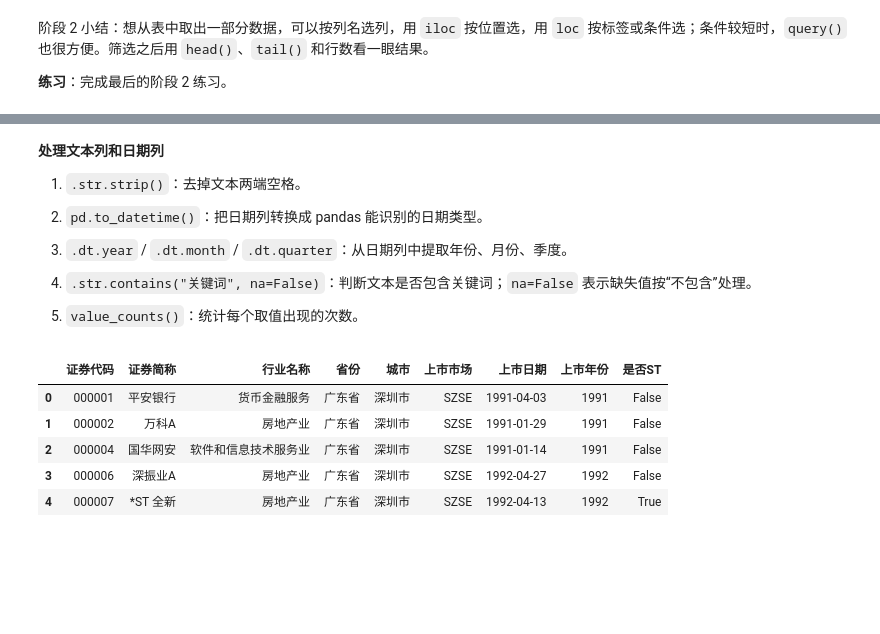
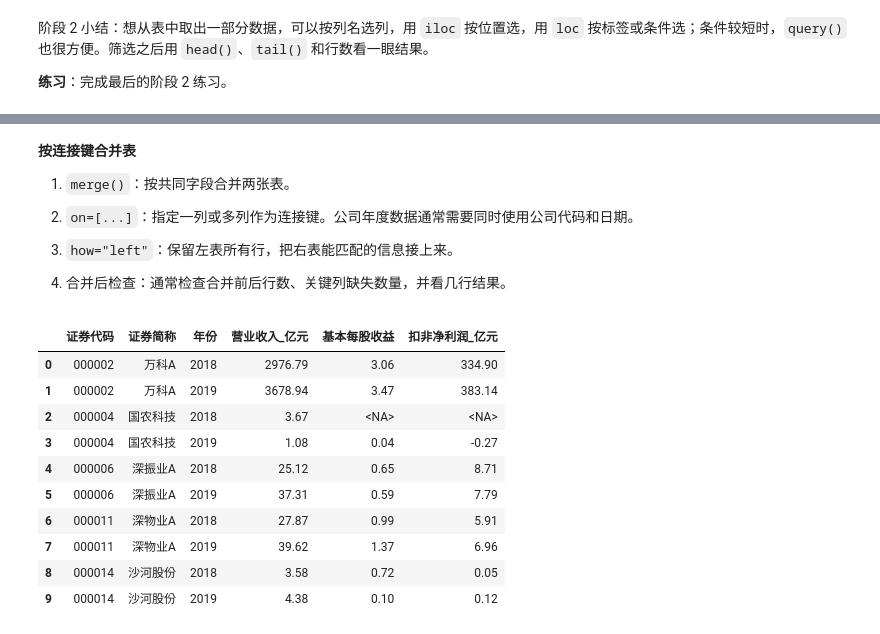
Before and after one commit to itsaquestion/py4ss_v4, a Jupyter notebook: 新章节编辑/pandas/pandas_finance_to_analysis.ipynb, the cells around one changed output, grey strips where cells are left out. Saved outputs shown, nothing was run; the diff lists cells and outputs as text; code cells hidden in the pictures; blank space fills up the shorter version.

```diff
--- a/新章节编辑/pandas/pandas_finance_to_analysis.ipynb
+++ b/新章节编辑/pandas/pandas_finance_to_analysis.ipynb
@@ -659,4 +718,7 @@ dirty[["证券简称", "净利润_亿元"]].head()  # 查看转换结果
 # %%
-drop_missing = dirty.dropna(subset=["营业收入_亿元", "净利润_亿元"])  # 删除关键列缺失的行
-drop_missing.head()  # 查看删除缺失后的结果
+# 再把统计截止日期转换成日期，并提取年份。
+indicators["统计截止日期"] = pd.to_datetime(indicators["统计截止日期"], errors="coerce")  # 转换日期
+indicators["年份"] = indicators["统计截止日期"].dt.year  # 提取年份
+
+indicators[["证券代码", "股票简称", "统计截止日期", "年份"]].head(8)  # 查看日期处理结果
 # %% [output]
@@ -819,13 +930,13 @@ company.head()  # 查看公司信息表
 # %%
-# 把两个年度的财务记录纵向追加到一起。
-finance_2019 = finance_code.loc[finance_code["年份"] == 2019].copy()  # 取出 2019 年记录
-finance_2020_for_concat = finance_code.loc[finance_code["年份"] == 2020].copy()  # 取出 2020 年记录
+# 把两个时间段的经营记录纵向追加到一起。
+annual_2018_2019 = annual_for_merge.loc[annual_for_merge["年份"].isin([2018, 2019])].copy()  # 2018-2019 年
+annual_2020_part = annual_for_merge.loc[annual_for_merge["年份"] == 2020].copy()  # 2020 年
 
-finance_two_years = pd.concat(
-    [finance_2019, finance_2020_for_concat],  # 要追加的表
+annual_panel = pd.concat(
+    [annual_2018_2019, annual_2020_part],  # 要追加的表
     ignore_index=True,  # 重新生成连续索引
 )
 
-finance_two_years[["证券代码", "证券简称", "年份", "营业收入_亿元"]].head()  # 查看追加结果
+annual_panel[["证券代码", "证券简称", "年份", "营业收入_亿元"]].head()  # 查看追加结果
 # %% [output]
 |  | 证券代码 | 证券简称 | 年份 | 营业收入_亿元 |
@@ -843,31 +955,44 @@ finance_two_years["年份"].value_counts().sort_index()  # 检查追加后的年
 Name: count, dtype: int64
 # %% [markdown]
-**处理文本列和日期列**
+**按连接键合并表**
 
-1. `.str.strip()`：去掉文本两端空格。
+1. `merge()`：按共同字段合并两张表。
 
-2. `pd.to_datetime()`：把日期列转换成 pandas 能识别的日期类型。
+2. `on=[...]`：指定一列或多列作为连接键。公司年度数据通常需要同时使用公司代码和日期。
 
-3. `.dt.year` / `.dt.month` / `.dt.quarter`：从日期列中提取年份、月份、季度。
+3. `how="left"`：保留左表所有行，把右表能匹配的信息接上来。
 
-4. `.str.contains("关键词", na=False)`：判断文本是否包含关键词；`na=False` 表示缺失值按“不包含”处理。
-
-5. `value_counts()`：统计每个取值出现的次数。
+4. 合并后检查：通常检查合并前后行数、关键列缺失数量，并看几行结果。
 # %%
-# 整理公司信息表中的文本列和日期列。
-company = company.copy()  # 复制工作副本
-company["证券简称"] = company["证券简称"].str.strip()  # 去掉简称两端空格
-company["行业名称"] = company["行业名称"].str.strip()  # 去掉行业名称两端空格
-company["上市日期"] = pd.to_datetime(company["上市日期"])  # 转换为日期类型
-company["上市年份"] = company["上市日期"].dt.year  # 提取上市年份
-company["是否ST"] = company["证券简称"].str.contains("ST", na=False)  # 判断简称是否包含 ST
+# 把清洗后的财务指标合并到经营表。
+indicator_cols = [
+    "证券代码",
+    "统计截止日期",
+    "加权平均净资产收益率",
+    "扣非净资产收益率",
+    "基本每股收益",
+    "非经常性损益_亿元",
+    "扣非净利润_亿元",
+    "扣非盈利",
+]
 
-company.head()  # 查看处理后的公司信息表
+analysis_df = annual_panel.merge(
+    indicators_clean[indicator_cols],
+    on=["证券代码", "统计截止日期"],  # 按公司和日期匹配
+    how="left",  # 保留经营表所有行
+)
+
+analysis_df[["证券代码", "证券简称", "年份", "营业收入_亿元", "基本每股收益", "扣非净利润_亿元"]].head(10)  # 查看合并结果
 # %% [output]
-|  | 证券代码 | 证券简称 | 行业名称 | 省份 | 城市 | 上市市场 | 上市日期 | 上市年份 | 是否ST |
-| 0 | 000001 | 平安银行 | 货币金融服务 | 广东省 | 深圳市 | SZSE | 1991-04-03 | 1991 | False |
-| 1 | 000002 | 万科A | 房地产业 | 广东省 | 深圳市 | SZSE | 1991-01-29 | 1991 | False |
-| 2 | 000004 | 国华网安 | 软件和信息技术服务业 | 广东省 | 深圳市 | SZSE | 1991-01-14 | 1991 | False |
-| 3 | 000006 | 深振业A | 房地产业 | 广东省 | 深圳市 | SZSE | 1992-04-27 | 1992 | False |
-| 4 | 000007 | *ST 全新 | 房地产业 | 广东省 | 深圳市 | SZSE | 1992-04-13 | 1992 | True |
+|  | 证券代码 | 证券简称 | 年份 | 营业收入_亿元 | 基本每股收益 | 扣非净利润_亿元 |
+| 0 | 000002 | 万科A | 2018 | 2976.79 | 3.06 | 334.90 |
+| 1 | 000002 | 万科A | 2019 | 3678.94 | 3.47 | 383.14 |
+| 2 | 000004 | 国农科技 | 2018 | 3.67 | <NA> | <NA> |
+| 3 | 000004 | 国农科技 | 2019 | 1.08 | 0.04 | -0.27 |
+| 4 | 000006 | 深振业A | 2018 | 25.12 | 0.65 | 8.71 |
+| 5 | 000006 | 深振业A | 2019 | 37.31 | 0.59 | 7.79 |
+| 6 | 000011 | 深物业A | 2018 | 27.87 | 0.99 | 5.91 |
+| 7 | 000011 | 深物业A | 2019 | 39.62 | 1.37 | 6.96 |
+| 8 | 000014 | 沙河股份 | 2018 | 3.58 | 0.72 | 0.05 |
+| 9 | 000014 | 沙河股份 | 2019 | 4.38 | 0.10 | 0.12 |
 # %%
```
Also changed, not shown: parts of 183 cells of this notebook, 10 other files.
